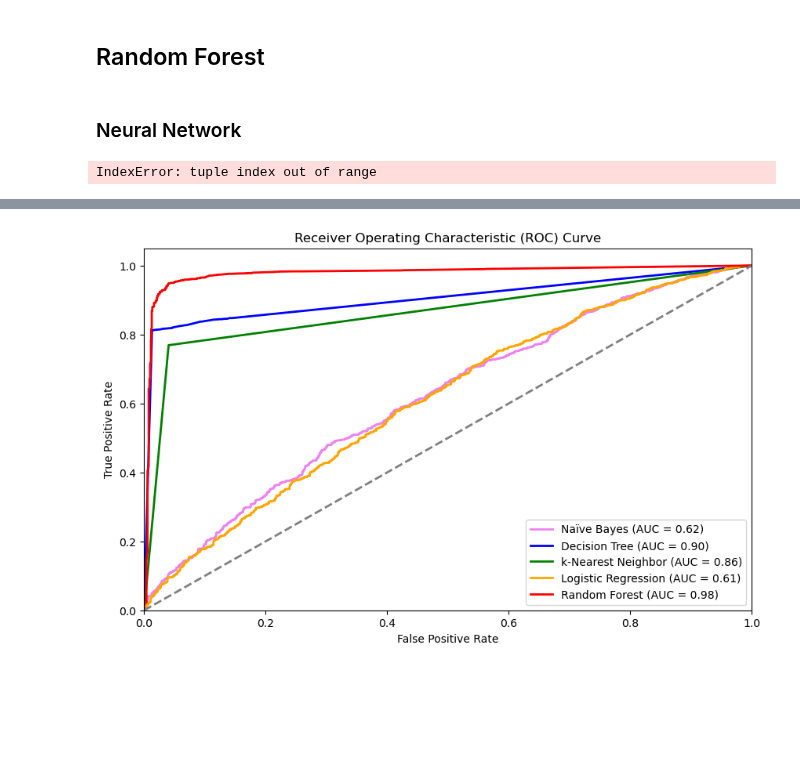
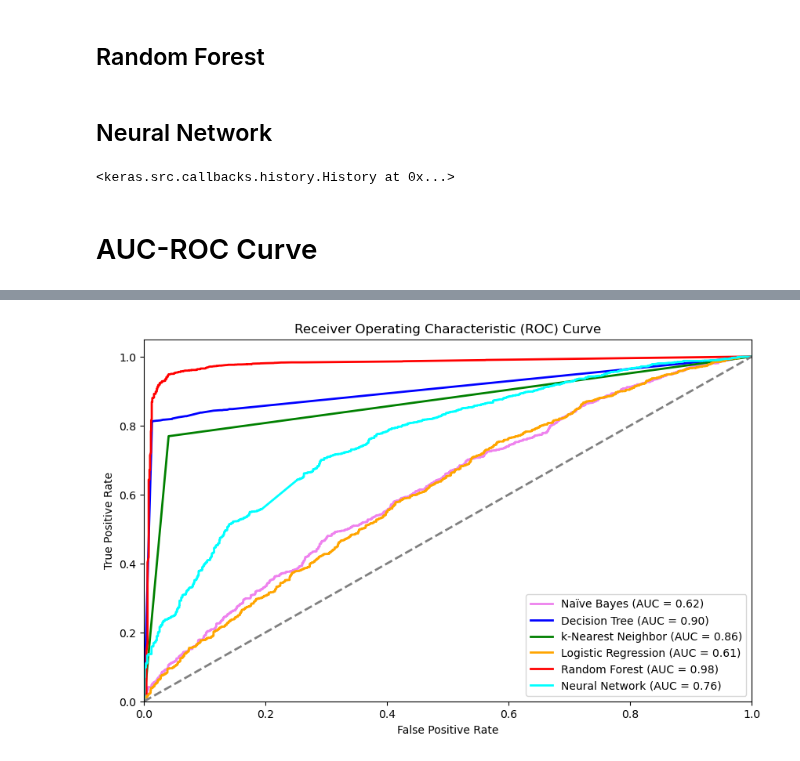
Before and after one commit to junclemente/ADS502-FinalProject, a Jupyter notebook: main/AUC-ROC.ipynb, the cells around one changed output, grey strips where cells are left out. Cells and saved outputs as stored; diff of their text form; code cells hidden in the pictures; blank space fills up the shorter version.

Commit message:
Update AUC-ROC.ipynb
Included Neural Network in AOC-ROC curve

```diff
--- a/main/AUC-ROC.ipynb
+++ b/main/AUC-ROC.ipynb
@@ -154,7 +153,7 @@ logreg_model = LogisticRegression(max_iter=1000).fit(X_train, y_train)
 # %%
 rf_model = RandomForestClassifier(n_estimators=100, random_state=42).fit(X_train, y_train)
 # %% [markdown]
-### Neural Network
+## Neural Network
 # %%
 def create_model(optimizer='adam', activation='relu', dropout_rate=0.5):
     model = Sequential()
@@ -162,17 +161,25 @@ def create_model(optimizer='adam', activation='relu', dropout_rate=0.5):
     model.add(Dropout(dropout_rate))
     model.add(Dense(16, activation=activation))
     model.add(Dropout(dropout_rate))
-    model.add(Dense(y_train.shape[1], activation='softmax'))
-    model.compile(optimizer=optimizer, loss='categorical_crossentropy', metrics=['accuracy'])
+    # model.add(Dense(y_train.shape[1], activation='softmax'))
+    model.add(Dense(1, activation='sigmoid'))
+    model.compile(optimizer=optimizer, loss='binary_crossentropy', metrics=['accuracy'])
     return model
 # Create model
 nn_model = create_model()
 # Early stopping callback
 early_stopping = EarlyStopping(monitor='val_loss', patience=5, restore_best_weights=True)
+# Ensure target variables are in correct format
+X_train_flt = X_train.astype('float32')
+X_test_flt = X_test.astype('float32')
+y_train_flt = y_train.astype('float32')
+y_test_flt = y_test.astype('float32')
 # Train model
-nn_model.fit(X_train, y_train, epochs=50, batch_size=32, verbose=1, validation_split=0.2, callbacks=[early_stopping])
+nn_model.fit(X_train_flt, y_train_flt, epochs=50, batch_size=32, verbose=1, validation_split=0.2, callbacks=[early_stopping])
 # %% [output]
-IndexError: tuple index out of range
+<keras.src.callbacks.history.History at 0x...>
+# %% [markdown]
+# AUC-ROC Curve
 # %%
 # Predict probabilities for test set
 y_probs_nb = nb_model.predict_proba(X_test)[:, 1]
@@ -180,6 +187,7 @@ y_probs_dt = dt_model.predict_proba(X_test)[:, 1]
 y_probs_knn = knn_model.predict_proba(X_test)[:, 1]
 y_probs_lr = logreg_model.predict_proba(X_test)[:, 1]
 y_probs_rf = rf_model.predict_proba(X_test)[:, 1]
+y_probs_nn = nn_model.predict(X_test_flt)[:, 0]
 
 # Calculate the ROC curve
 fpr_nb, tpr_nb, _ = roc_curve(y_test, y_probs_nb)
@@ -187,6 +195,7 @@ fpr_dt, tpr_dt, _ = roc_curve(y_test, y_probs_dt)
 fpr_knn, tpr_knn, _ = roc_curve(y_test, y_probs_knn)
 fpr_lr, tpr_lr, _ = roc_curve(y_test, y_probs_lr)
 fpr_rf, tpr_rf, _ = roc_curve(y_test, y_probs_rf)
+fpr_nn, tpr_nn, _ = roc_curve(y_test_flt, y_probs_nn)
 
 # Calculate the AUC (Area Under the Curve) for each model
 auc_nb = roc_auc_score(y_test, y_probs_nb)
@@ -194,6 +203,7 @@ auc_dt = roc_auc_score(y_test, y_probs_dt)
 auc_knn = roc_auc_score(y_test, y_probs_knn)
 auc_lr = roc_auc_score(y_test, y_probs_lr)
 auc_rf = roc_auc_score(y_test, y_probs_rf)
+auc_nn = roc_auc_score(y_test_flt, y_probs_nn)
 
 # Plot the ROC curves
 plt.figure(figsize=(10, 6))
@@ -218,10 +228,14 @@ plt.plot(fpr_lr, tpr_lr,
 plt.plot(fpr_rf, tpr_rf,
          color='red', lw=2,
          label=f'Random Forest (AUC = {auc_rf:.2f})')
-
+# Neural Network
+plt.plot(fpr_nn, tpr_nn,
+         color='cyan', lw=2,
+         label=f'Neural Network (AUC = {auc_nn:.2f})')
+# Reference line
 plt.plot([0, 1], [0, 1], color='gray', lw=2, linestyle='--')
 
-
+# Labels
 plt.xlim([0.0, 1.0])
 plt.ylim([0.0, 1.05])
 plt.xlabel('False Positive Rate')
@@ -233 +248 @@ plt.show()
-[figure, old version]
+[figure, new version]
```
Also changed, not shown: parts of 3 cells of this notebook.
